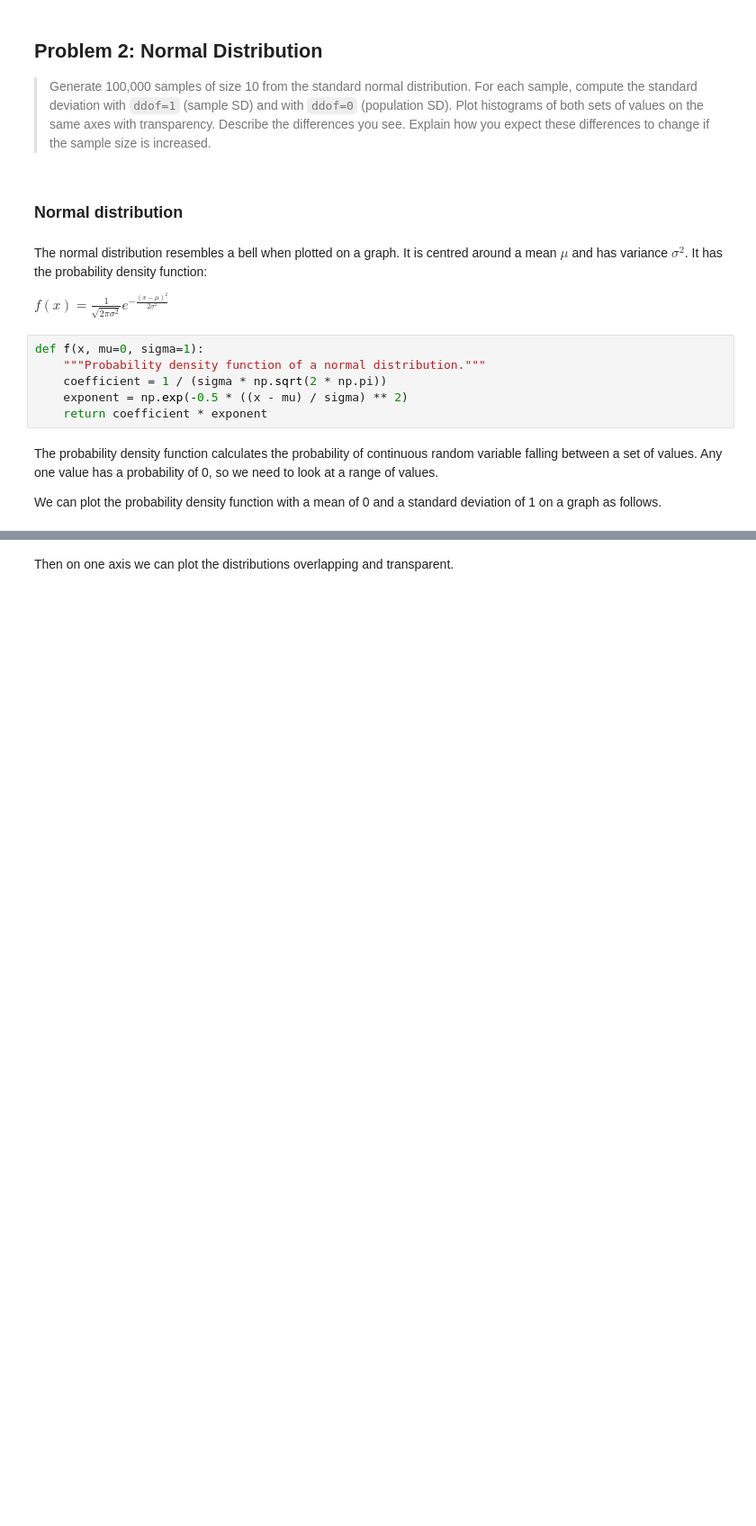
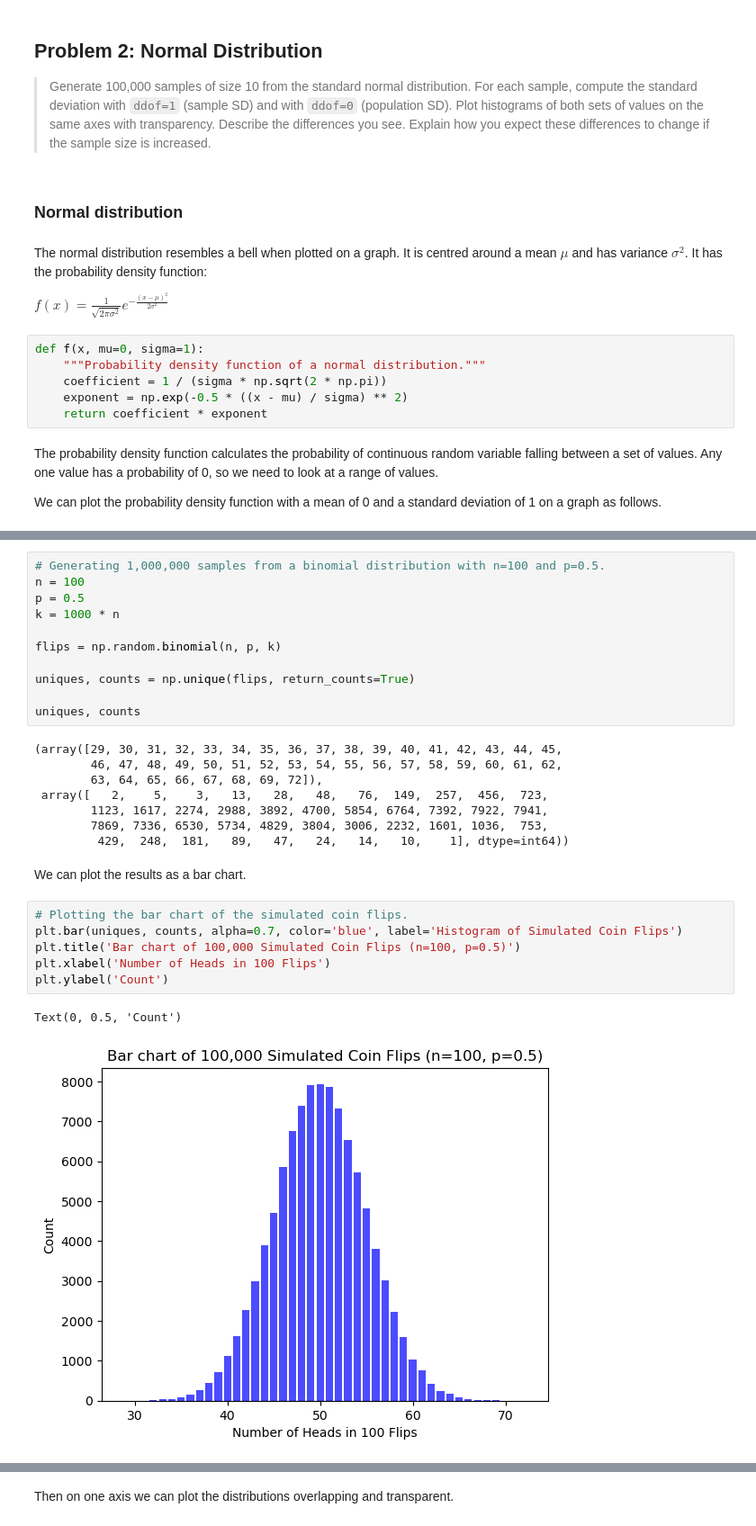
Before and after one commit to CeamanCollins/applied-statistics-assessment, a Jupyter notebook: problems.ipynb, the cells around one changed output, grey strips where cells are left out. Shown: that part at 90% size. Cells and saved outputs as stored; diff of their text form; blank space fills up the shorter version.

```diff
--- a/problems.ipynb
+++ b/problems.ipynb
@@ -255,0 +242,30 @@ Text(0.5, 1.0, 'Normal Distribution')
+# %%
+# Generating 1,000,000 samples from a binomial distribution with n=100 and p=0.5.
+n = 100
+p = 0.5
+k = 1000 * n
+
+flips = np.random.binomial(n, p, k)
+
+uniques, counts = np.unique(flips, return_counts=True)
+
+uniques, counts
+# %% [output]
+(array([29, 30, 31, 32, 33, 34, 35, 36, 37, 38, 39, 40, 41, 42, 43, 44, 45,
+        46, 47, 48, 49, 50, 51, 52, 53, 54, 55, 56, 57, 58, 59, 60, 61, 62,
+        63, 64, 65, 66, 67, 68, 69, 72]),
+ array([   2,    5,    3,   13,   28,   48,   76,  149,  257,  456,  723,
+        1123, 1617, 2274, 2988, 3892, 4700, 5854, 6764, 7392, 7922, 7941,
+        7869, 7336, 6530, 5734, 4829, 3804, 3006, 2232, 1601, 1036,  753,
+         429,  248,  181,   89,   47,   24,   14,   10,    1], dtype=int64))
+# %% [markdown]
+We can plot the results as a bar chart.
+# %%
+# Plotting the bar chart of the simulated coin flips.
+plt.bar(uniques, counts, alpha=0.7, color='blue', label='Histogram of Simulated Coin Flips')
+plt.title('Bar chart of 100,000 Simulated Coin Flips (n=100, p=0.5)')
+plt.xlabel('Number of Heads in 100 Flips')
+plt.ylabel('Count')
+# %% [output]
+Text(0, 0.5, 'Count')
+[figure, added]
```
Also changed, not shown: parts of 22 cells of this notebook.
